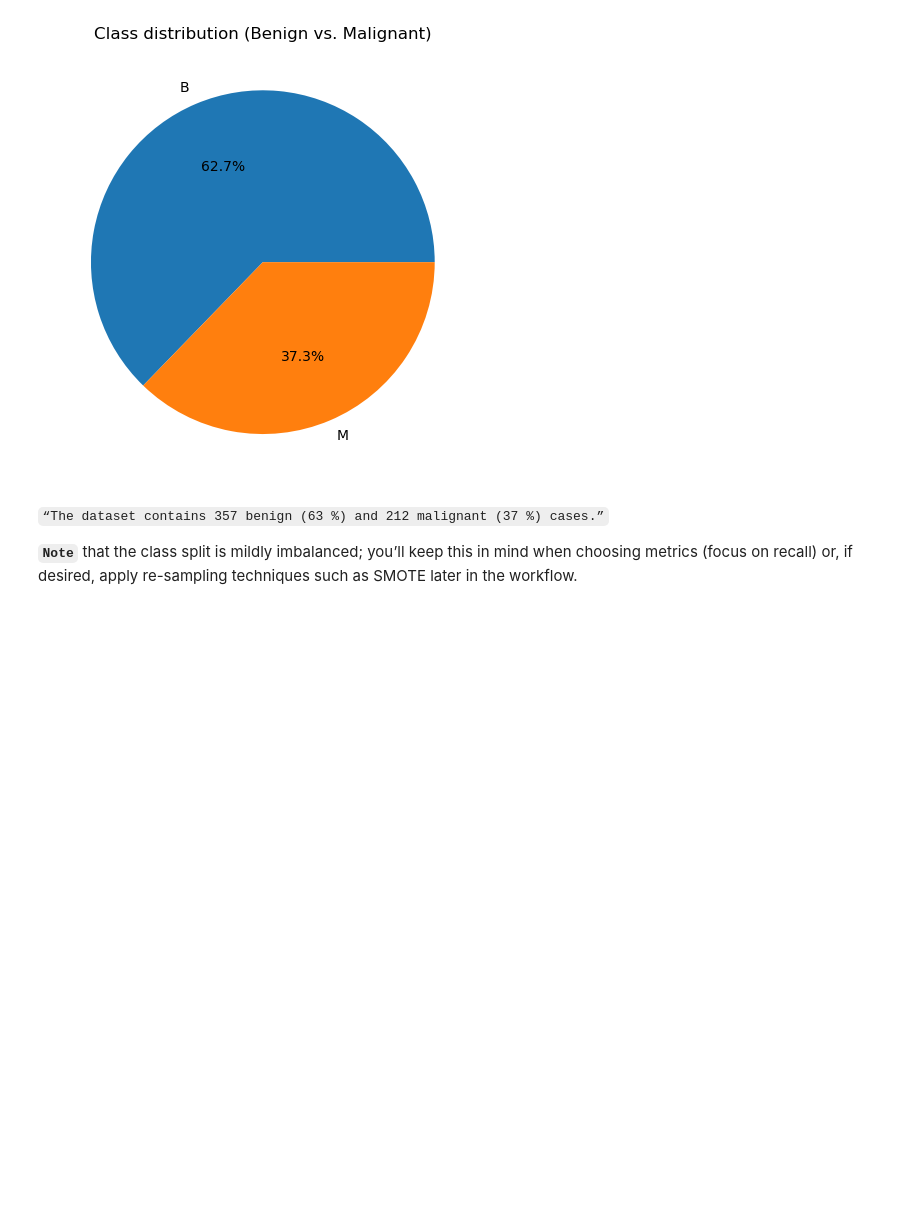
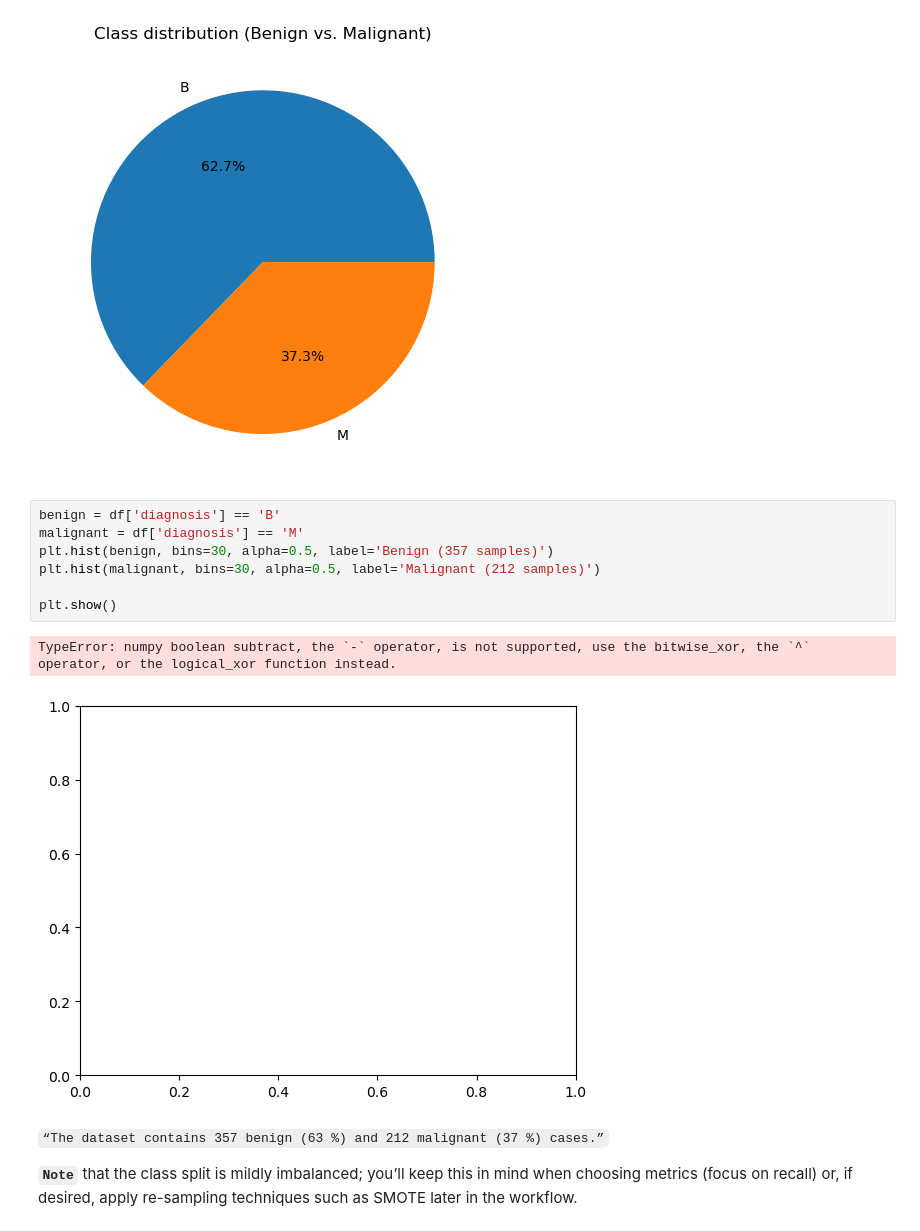
Before and after one commit to AmsalAli/Breast-Cancer-Dataset, a Jupyter notebook: breast_cancer.ipynb, the cells around one changed output. Drawn from its saved outputs; the diff is of its cells as text; blank space fills up the shorter version.

```diff
--- a/breast_cancer.ipynb
+++ b/breast_cancer.ipynb
@@ -84,6 +84,16 @@ plt.show()
 # %% [output]
 [figure]
 [figure]
+# %%
+benign = df['diagnosis'] == 'B'
+malignant = df['diagnosis'] == 'M'
+plt.hist(benign, bins=30, alpha=0.5, label='Benign (357 samples)')
+plt.hist(malignant, bins=30, alpha=0.5, label='Malignant (212 samples)')
+
+plt.show()
+# %% [output]
+TypeError: numpy boolean subtract, the `-` operator, is not supported, use the bitwise_xor, the `^` operator, or the logical_xor function instead.
+[figure, added]
 # %% [markdown]
 ``“The dataset contains 357 benign (63 %) and 212 malignant (37 %) cases.”``
 
```
Also changed, not shown: 2 other files.
